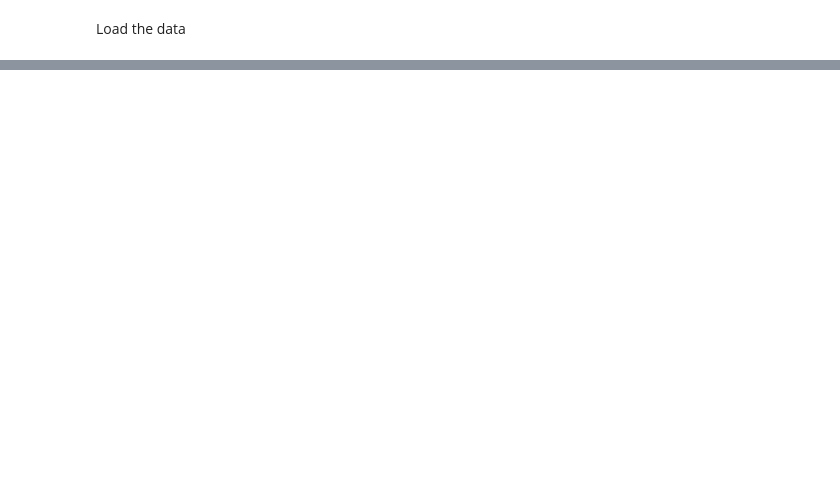
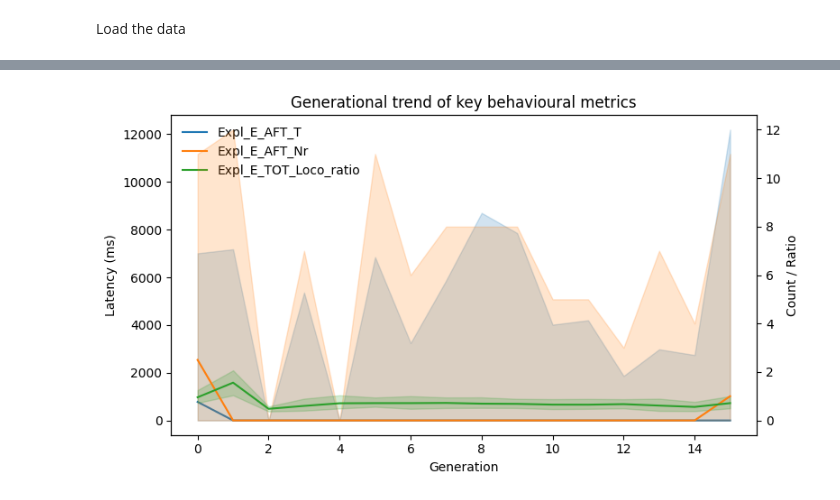
Before and after one commit to korosig/Patkanyok, a Jupyter notebook: Technical validation.ipynb, the cells around one changed output, grey strips where cells are left out. Drawn from its saved outputs; the diff is of its cells as text; code cells hidden in the pictures; blank space fills up the shorter version.

```diff
--- a/Technical validation.ipynb
+++ b/Technical validation.ipynb
@@ -22,0 +139,9 @@ Correlation plot
+# %%
+numeric_feat_cols = df[all_feat_cols].select_dtypes(
+    include=["number", "boolean"]            # bool is OK
+).columns.tolist()
+
+# -> opcionális: logold, mit dobunk el
+dropped = set(all_feat_cols) - set(numeric_feat_cols)
+if dropped:
+    print(f"{len(dropped)} non-numeric columns skipped: {sorted(dropped)[:5]} ...")
@@ -22,0 +150,11 @@ Correlation plot
+# %%
+# Spearman correlation (feature × generation)
+results = []
+gen = df["Generation"].astype("float")
+for f in numeric_feat_cols:
+    rho, p = spearmanr(gen, df[f], nan_policy="omit")
+    results.append({"feature": f, "rho": rho, "p": p})
+
+res = pd.DataFrame(results).sort_values("rho", key=np.abs, ascending=False)
+res["q"] = multipletests(res["p"], method="fdr_bh")[1]
+res.to_csv("results/gen_drift_spearman.csv", index=False)
@@ -22,0 +195,49 @@ Correlation plot
+# %%
+fig, ax1 = plt.subplots(figsize=(8, 4.5))
+ax2 = ax1.twinx()
+
+# colour map consistent with Matplotlib defaults
+col_map = dict(zip(features_to_plot, ["C0", "C1", "C2"]))
+
+# LEFT axis: latency (large scale)
+f_left = "Expl_E_AFT_T"
+ax1.plot(df_line["Generation"], df_line[f"{f_left}_med"],
+         label=f_left, color=col_map[f_left])
+ax1.fill_between(df_line["Generation"],
+                 df_line[f"{f_left}_q25"],
+                 df_line[f"{f_left}_q75"],
+                 alpha=0.20, color=col_map[f_left])
+
+ax1.set_ylabel("Latency (ms)")
+ax1.set_xlabel("Generation")
+
+# RIGHT axis: count + ratio (small scale)
+for f in ["Expl_E_AFT_Nr", "Expl_E_TOT_Loco_ratio"]:
+    ax2.plot(df_line["Generation"], df_line[f"{f}_med"],
+             label=f, color=col_map[f])
+    ax2.fill_between(df_line["Generation"],
+                     df_line[f"{f}_q25"],
+                     df_line[f"{f}_q75"],
+                     alpha=0.20, color=col_map[f])
+
+ax2.set_ylabel("Count / Ratio")
+
+# -------------------------------------------------------------
+# 4.  Legend, title and save
+# -------------------------------------------------------------
+# combine handles from both axes
+handles, labels = [], []
+for ax in (ax1, ax2):
+    h, l = ax.get_legend_handles_labels()
+    handles.extend(h)
+    labels.extend(l)
+
+ax1.legend(handles, labels, frameon=False, loc="upper left")
+ax1.set_title("Generational trend of key behavioural metrics")
+
+plt.tight_layout()
+plt.savefig("results/fig_drift_lineplot.pdf", dpi=300)
+plt.show()
+plt.close()
+# %% [output]
+[figure, added]
```
Also changed, not shown: parts of 16 cells of this notebook, 5 other files.
